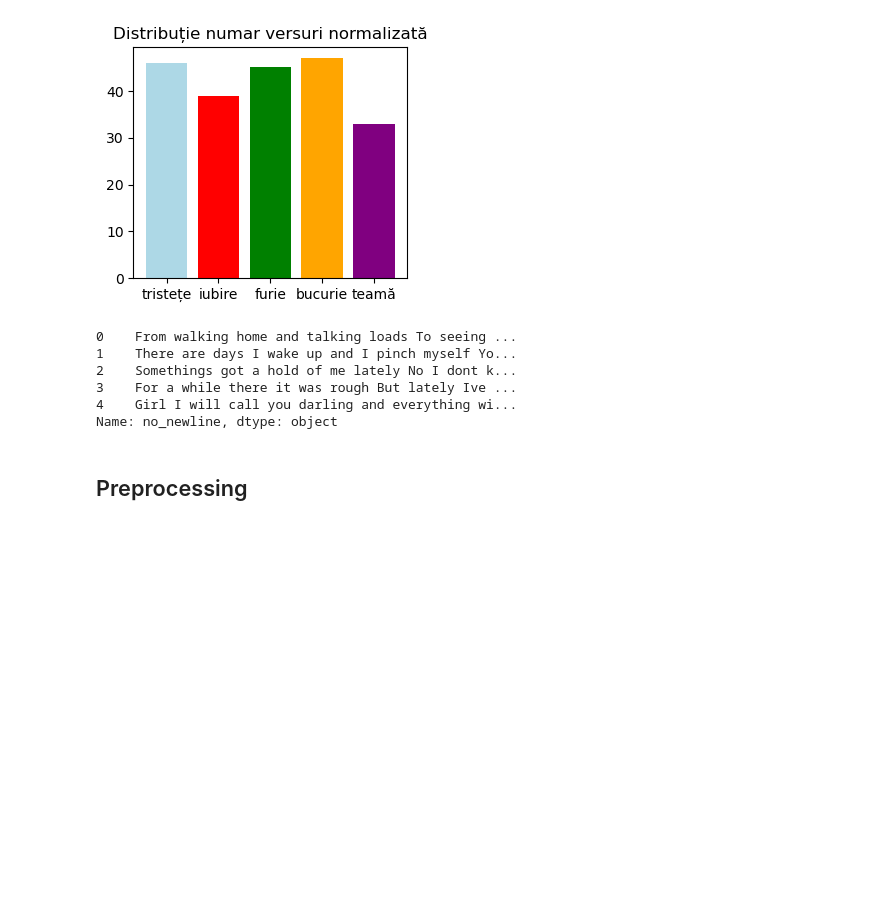
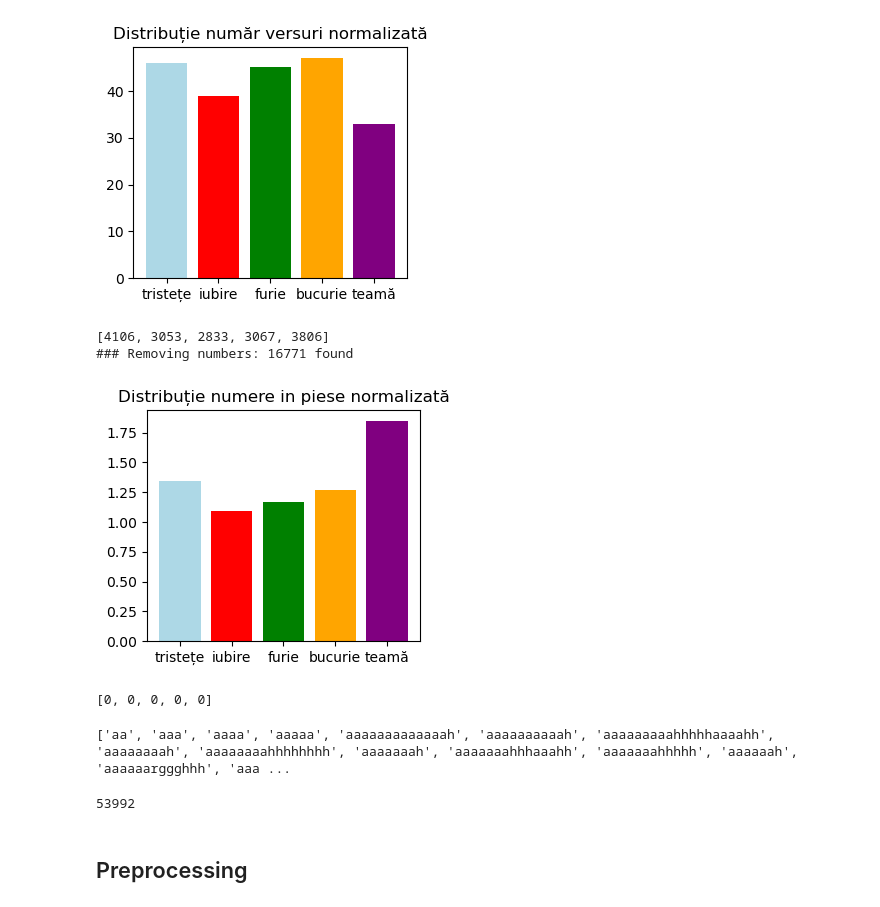
Before and after one commit to ccazacu13/SongAnalyzer, a Jupyter notebook: src/scripts/main.ipynb, the cells around one changed output. Drawn from its saved outputs; the diff is of its cells as text; code cells hidden in the pictures; blank space fills up the shorter version.

Commit message:
numbers

```diff
--- a/src/scripts/main.ipynb
+++ b/src/scripts/main.ipynb
@@ -175,8 +175,9 @@ class Preprocessor:
 
     # Functon that removes numbers from the strings
     def remove_numbers(self, p_list):
-        occurences = sum([len(re.findall(r'[0-9]', sentence)) for sentence in p_list])
-        processed_list = [re.sub(r'[0-9]', '', sentence) for sentence in p_list]
+        numbers_regex = r'(\d+)|(two)|(three)|(four)|(five)|(six)|(seven)|(eight)|(nine)|(ten)|(eleven)|(twelve)|(thirteen)|(fourteen)|(fifthteen)|(sixteen)|(seventeen)|(eighteen)|(nineteen)|(twenty(\w)*)|(thirty(\w)*)|(fourty(\w)*)|(fifty(\w)*)|(sixty(\w)*)|(seventy(\w)*)|(eighty(\w)*)|(ninty(\w)*)|(hundred)|(thousand)'
+        occurences = sum([len(re.findall(numbers_regex, sentence)) for sentence in p_list])
+        processed_list = [re.sub(numbers_regex, '', sentence) for sentence in p_list]
         print(f'### Removing numbers: {occurences} found')
         return processed_list
 
@@ -288,6 +289,7 @@ sentiment_colors = ['lightblue', 'red', 'green', 'orange', 'purple']
 
 visualization_df = df.copy()
 visualization_df = remove_unavailable_data(visualization_df, 'lyrics')
+visualization_df['lyrics'] = preprocessor.remove_different_lg_elem(visualization_df['lyrics'])
 
 sentiment_value_counts = visualization_df['sentiment'].value_counts().to_list()
 
@@ -408,12 +413,39 @@ plt.show()
 # %% [output]
 ### Remove punctuation
 [figure]
-# %%
-visualization_df
-# %% [output]
-0    From walking home and talking loads To seeing ...
-1    There are days I wake up and I pinch myself Yo...
-2    Somethings got a hold of me lately No I dont k...
-3    For a while there it was rough But lately Ive ...
-4    Girl I will call you darling and everything wi...
-Name: no_newline, dtype: object
+# %%
+numbers_found = [0, 0, 0, 0, 0]
+
+def plot_numbers(p_df, p_text_label, p_text_sentiment):
+
+    numbers_regex = r'(\d+)|(two)|(three)|(four)|(five)|(six)|(seven)|(eight)|(nine)|(ten)|(eleven)|(twelve)|(thirteen)|(fourteen)|(fifthteen)|(sixteen)|(seventeen)|(eighteen)|(nineteen)|(twenty(\w)*)|(thirty(\w)*)|(fourty(\w)*)|(fifty(\w)*)|(sixty(\w)*)|(seventy(\w)*)|(eighty(\w)*)|(ninty(\w)*)|(hundred)|(thousand)'
+
+    for text, sentiment in zip(p_df[p_text_label], df[p_text_sentiment]):
+        found_numbers = re.findall(numbers_regex, text)
+        for found_set in found_numbers:
+            for value in found_set:
+                if value != '':
+                    numbers_found[sentiment] += 1
+
+lyrics_sentiment_group = visualization_df[['no_newline', 'sentiment']]
+plot_numbers(lyrics_sentiment_group, 'no_newline', 'sentiment')
+print(numbers_found)
+
+numbers_count_per_sentiment_normalized = [numbers/sentiment_value_counts[idx] for idx,numbers in enumerate(numbers_found)]
+
+visualization_df['no_numbers'] = preprocessor.remove_numbers(visualization_df['no_newline'])
+
+plt.figure(figsize=(12,3))
+plt.subplot(131)
+plt.title('Distribuție numere in piese normalizată')
+plt.bar(sentiment_names, numbers_count_per_sentiment_normalized, color=sentiment_colors)
+plt.show()
+
+numbers_found = [0, 0, 0, 0, 0]
+plot_numbers(visualization_df[['no_numbers','sentiment']], 'no_numbers', 'sentiment')
+print(numbers_found)
+# %% [output]
+[4106, 3053, 2833, 3067, 3806]
+### Removing numbers: 16771 found
+[figure, added]
+[0, 0, 0, 0, 0]
@@ -420,3 +457,10 @@ Name: no_newline, dtype: object
+# %%
+words_list = list(words_array)
+print(words_list)
+len(words_list)
+# %% [output]
+['aa', 'aaa', 'aaaa', 'aaaaa', 'aaaaaaaaaaaaah', 'aaaaaaaaaah', 'aaaaaaaaahhhhhaaaahh', 'aaaaaaaah', 'aaaaaaaahhhhhhhh', 'aaaaaaah', 'aaaaaaahhhaaahh', 'aaaaaaahhhhh', 'aaaaaah', 'aaaaaarggghhh', 'aaa ...
+53992
 # %% [markdown]
 ## Preprocessing ##
 # %%
```
Also changed, not shown: parts of 3 cells of this notebook.
